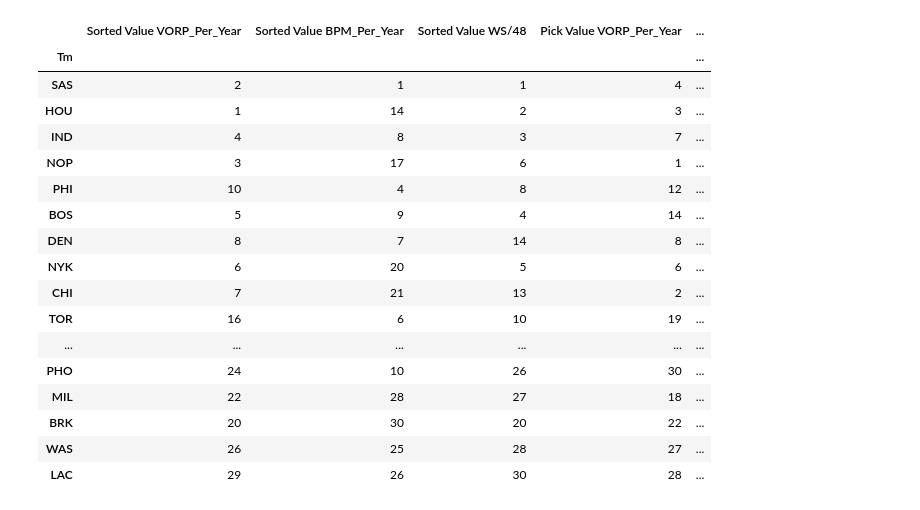
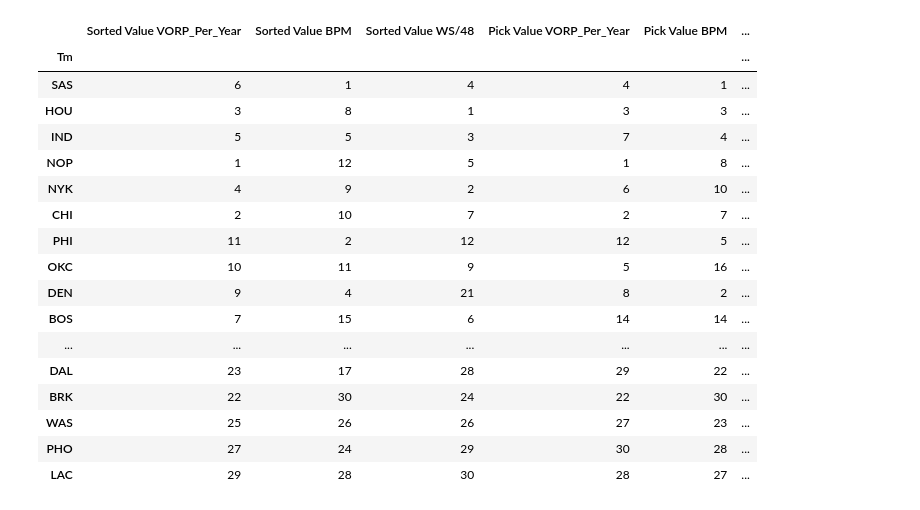
Before and after one commit to mattignal/NBADraftTeamComparison, a Jupyter notebook: Combined_Metrics.ipynb, the cells around one changed output. Saved outputs shown, nothing was run; the diff lists cells and outputs as text; code cells hidden in the pictures.

```diff
--- a/Combined_Metrics.ipynb
+++ b/Combined_Metrics.ipynb
@@ -1,43 +1,43 @@
 # %%
 import pandas as pd
 import numpy as np
 import lib
 
 # Read data and limit to 2003 to 2015
 df = pd.DataFrame.from_csv('data.csv')
 beg_year = 2003
 end_year = 2016
 
 df = df.loc[(df['Year'] >= beg_year) & (df['Year'] < end_year)]
 
-metrics = ['VORP_Per_Year', 'BPM_Per_Year', 'WS/48']
+metrics = ['VORP_Per_Year', 'BPM', 'WS/48']
 
 results = []
 for i in metrics:
     results.append(lib.sorted_value(df, i))
 for i in metrics:
     results.append(lib.pick_value(df, i, beg_year, end_year))
 results2 = pd.concat(results, axis=1)
 results2 = results2.rank(ascending=False)
 results2['Avg_Rank'] = results2.mean(axis=1)
 results2['Final_Rank'] = results2['Avg_Rank'].rank().astype(int)
 results2.sort_values(by='Final_Rank').style.background_gradient(cmap='RdYlGn_r', high=.2, low=.6)
 # %% [output]
-|  | Sorted Value VORP_Per_Year | Sorted Value BPM_Per_Year | Sorted Value WS/48 | Pick Value VORP_Per_Year | ... |
-| Tm |  |  |  |  | ... |
-| SAS | 2 | 1 | 1 | 4 | ... |
-| HOU | 1 | 14 | 2 | 3 | ... |
-| IND | 4 | 8 | 3 | 7 | ... |
-| NOP | 3 | 17 | 6 | 1 | ... |
-| PHI | 10 | 4 | 8 | 12 | ... |
-| BOS | 5 | 9 | 4 | 14 | ... |
-| DEN | 8 | 7 | 14 | 8 | ... |
-| NYK | 6 | 20 | 5 | 6 | ... |
-| CHI | 7 | 21 | 13 | 2 | ... |
-| TOR | 16 | 6 | 10 | 19 | ... |
-| ... | ... | ... | ... | ... | ... |
-| PHO | 24 | 10 | 26 | 30 | ... |
-| MIL | 22 | 28 | 27 | 18 | ... |
-| BRK | 20 | 30 | 20 | 22 | ... |
-| WAS | 26 | 25 | 28 | 27 | ... |
-| LAC | 29 | 26 | 30 | 28 | ... |
+|  | Sorted Value VORP_Per_Year | Sorted Value BPM | Sorted Value WS/48 | Pick Value VORP_Per_Year | Pick Value BPM | ... |
+| Tm |  |  |  |  |  | ... |
+| SAS | 6 | 1 | 4 | 4 | 1 | ... |
+| HOU | 3 | 8 | 1 | 3 | 3 | ... |
+| IND | 5 | 5 | 3 | 7 | 4 | ... |
+| NOP | 1 | 12 | 5 | 1 | 8 | ... |
+| NYK | 4 | 9 | 2 | 6 | 10 | ... |
+| CHI | 2 | 10 | 7 | 2 | 7 | ... |
+| PHI | 11 | 2 | 12 | 12 | 5 | ... |
+| OKC | 10 | 11 | 9 | 5 | 16 | ... |
+| DEN | 9 | 4 | 21 | 8 | 2 | ... |
+| BOS | 7 | 15 | 6 | 14 | 14 | ... |
+| ... | ... | ... | ... | ... | ... | ... |
+| DAL | 23 | 17 | 28 | 29 | 22 | ... |
+| BRK | 22 | 30 | 24 | 22 | 30 | ... |
+| WAS | 25 | 26 | 26 | 27 | 23 | ... |
+| PHO | 27 | 24 | 29 | 30 | 28 | ... |
+| LAC | 29 | 28 | 30 | 28 | 27 | ... |
```
Also changed, not shown: 3 other files.
